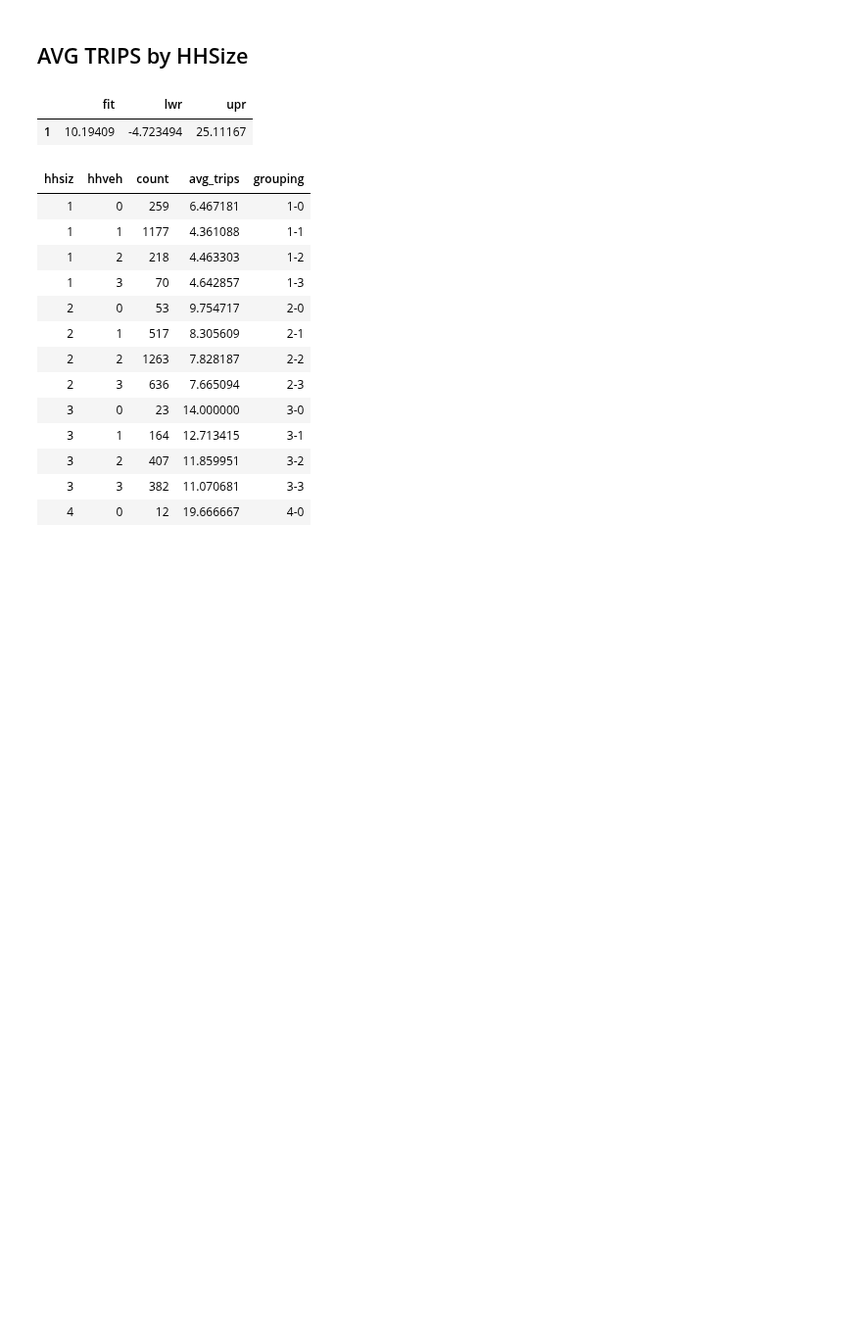
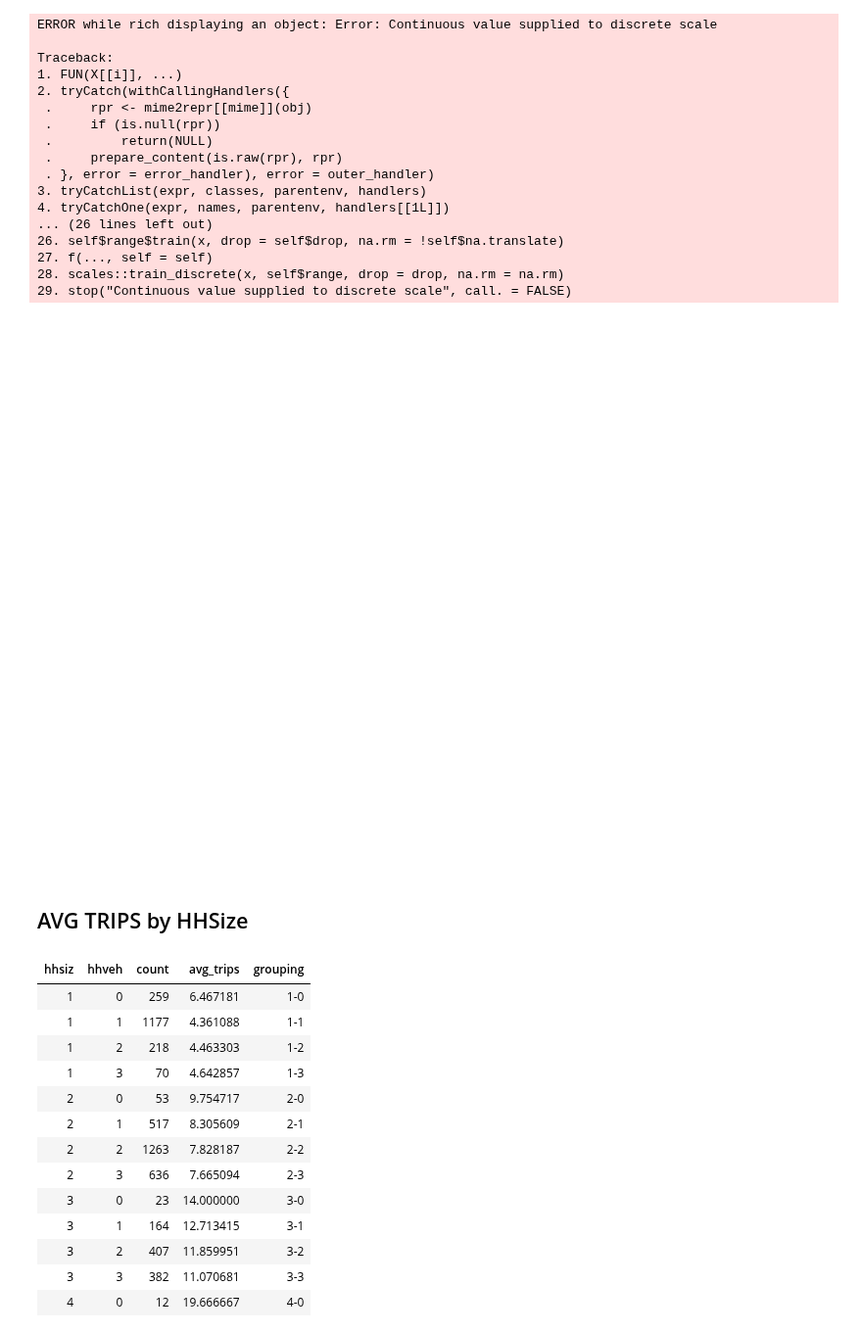
Before and after one commit to saashimi/USP_587, a Jupyter notebook: hw2.ipynb, the cells around one changed output. Shown at 98% size. Cells and saved outputs as stored; diff of their text form; code cells hidden in the pictures; blank space fills up the shorter version.

```diff
--- a/hw2.ipynb
+++ b/hw2.ipynb
@@ -58,0 +37,13 @@ F-statistic:   365 on 1 and 6435 DF,  p-value: < 2.2e-16
+# %%
+resty1 <- ifelse(df.resveh$resty == 1 , 1, 0)
+resty2 <- ifelse(df.resveh$resty == 2 , 1, 0)
+resty3 <- ifelse(df.resveh$resty == 3 , 1, 0)
+resty4 <- ifelse(df.resveh$resty == 4 , 1, 0)
+
+df.resveh$resty1 <- resty1
+df.resveh$resty2 <- resty2
+df.resveh$resty3 <- resty3
+df.resveh$resty4 <- resty4
+
+ln.restyveh <- lm(htrips ~ hhveh + resty1 + resty2 + resty3, data=df.resveh)
+summary(ln.restyveh)
@@ -58,0 +71,29 @@ F-statistic:   365 on 1 and 6435 DF,  p-value: < 2.2e-16
+# %%
+df.resveh.sum %>%
+    ggplot(aes(x=hhveh, y=avg_trips, color=resty, group=resty)) +
+    theme_minimal() +
+    geom_point(size=2.5) +
+    geom_line(aes(x=hhveh, y=avg_trips, color=hhveh), size=1) +
+    stat_smooth(method=lm, se=FALSE, linetype="dashed", aes(group=1),
+                size=2, color="gray") +
+    labs(title= "Avg Trips by HH Size and HH Vehicles") +
+    scale_color_brewer(palette="Dark2")
+# %% [output]
+ERROR while rich displaying an object: Error: Continuous value supplied to discrete scale
+
+Traceback:
+1. FUN(X[[i]], ...)
+2. tryCatch(withCallingHandlers({
+ .     rpr <- mime2repr[[mime]](obj)
+ .     if (is.null(rpr))
+ .         return(NULL)
+ .     prepare_content(is.raw(rpr), rpr)
+ . }, error = error_handler), error = outer_handler)
+3. tryCatchList(expr, classes, parentenv, handlers)
+4. tryCatchOne(expr, names, parentenv, handlers[[1L]])
+... (26 lines left out)
+26. self$range$train(x, drop = self$drop, na.rm = !self$na.translate)
+27. f(..., self = self)
+28. scales::train_discrete(x, self$range, drop = drop, na.rm = na.rm)
+29. stop("Continuous value supplied to discrete scale", call. = FALSE)
+[figure, added]
@@ -59,11 +103,5 @@ F-statistic:   365 on 1 and 6435 DF,  p-value: < 2.2e-16
 # %% [markdown]
 ##  AVG TRIPS by HHSize
-# %%
-data <- data.frame(resty = 4, hhveh=2)
-predict(lnveh, data, interval="predict")
-# %% [output]
-|  | fit | lwr | upr |
-| 1 | 10.19409 | -4.723494 | 25.11167 |
 # %%
 df.persveh <- df.hbw %>%
     select(hhsiz, hhveh, htrips) %>%
```
Also changed, not shown: parts of 4 cells of this notebook.
